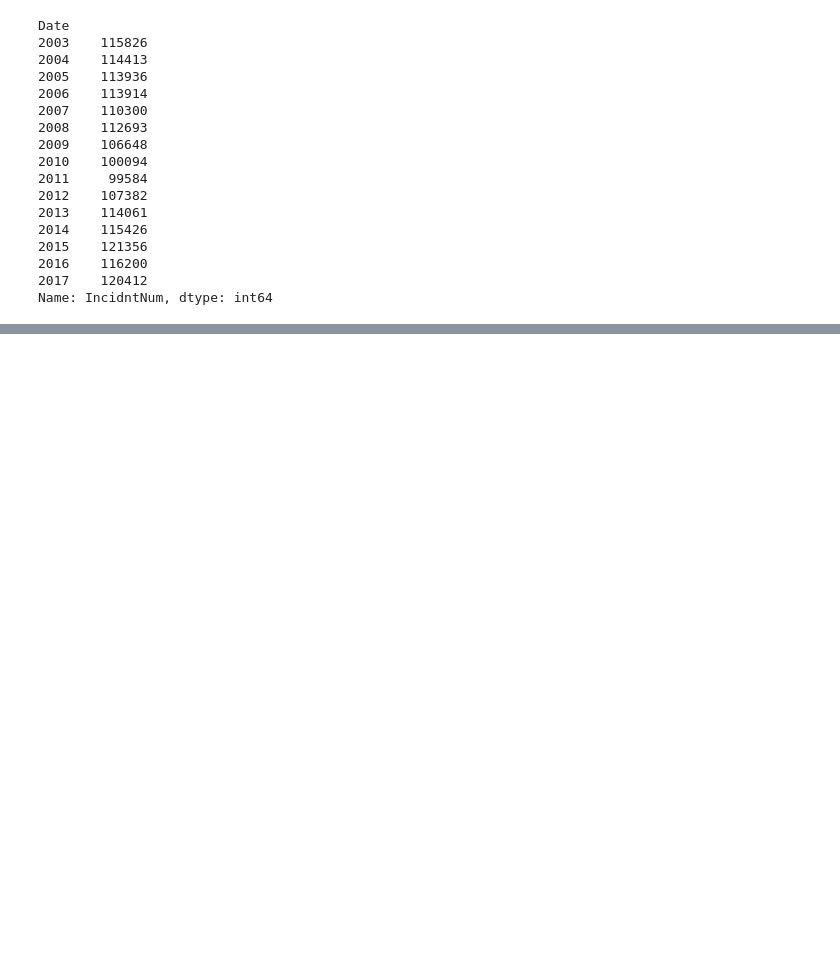
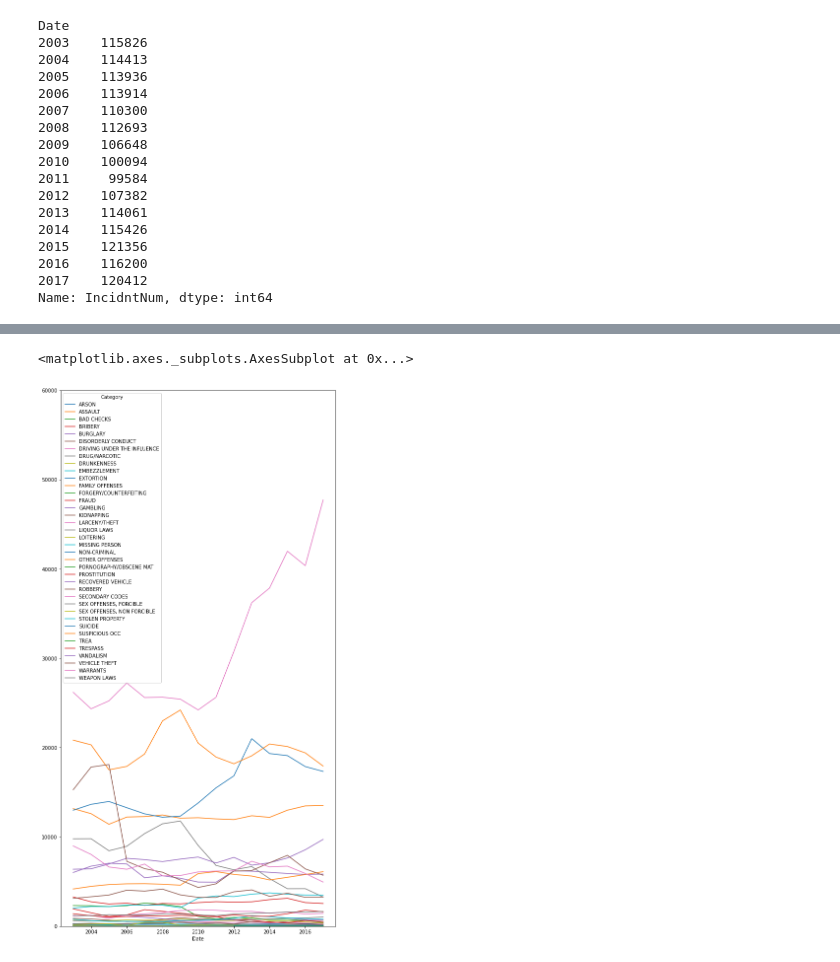
Before and after one commit to sfbrigade/datasci-police-budget, a Jupyter notebook: sanfranciscodataset/San_Francisco_Incidents_Analysis.ipynb, the cells around one changed output, grey strips where cells are left out. Cells and saved outputs as stored; diff of their text form; code cells hidden in the pictures; blank space fills up the shorter version.

Commit message:
which crimes went up the most?

```diff
--- a/sanfranciscodataset/San_Francisco_Incidents_Analysis.ipynb
+++ b/sanfranciscodataset/San_Francisco_Incidents_Analysis.ipynb
@@ -131,0 +159,2 @@ yearly_analysis["IncidntNum"].count().plot(kind='line', ax=ax)
+# %%
+crime_yearly_analysis = data.groupby([data.Date.dt.year, data.Category])
@@ -131,0 +177,9 @@ yearly_analysis["IncidntNum"].count().plot(kind='line', ax=ax)
+# %%
+fig, ax = plt.subplots(figsize=(1,10))
+ax.set_ylim(bottom=0)
+ax.set_ylim(top=60000)
+
+crime_yearly_analysis.count()["PdId"].unstack().plot(ax=ax)
+# %% [output]
+<matplotlib.axes._subplots.AxesSubplot at 0x...>
+[figure, added]
```
Also changed, not shown: parts of 5 cells of this notebook.
